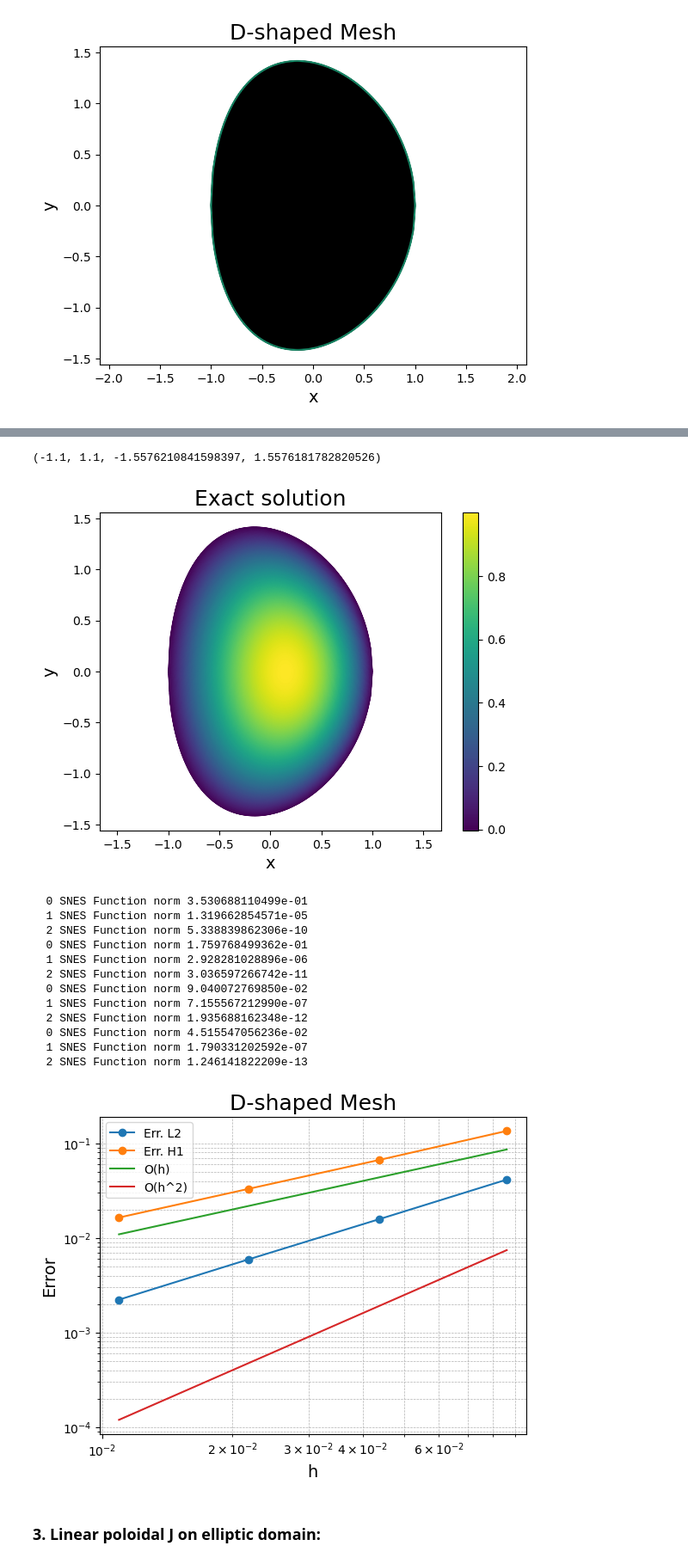
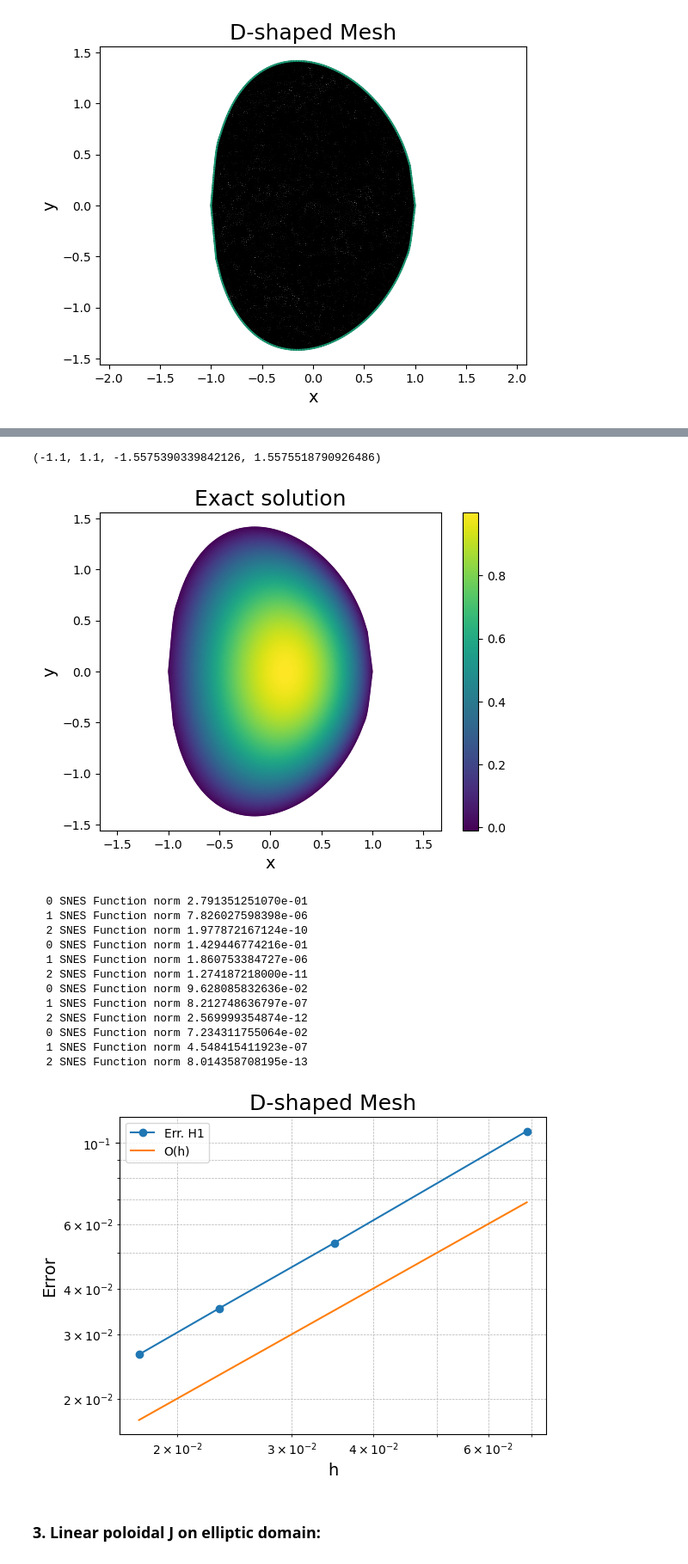
Before and after one commit to lucaciarimboli/tesi, a Jupyter notebook: BVP/GradShafranov.ipynb, the cells around one changed output, grey strips where cells are left out. Shown at 86% size. Saved outputs shown, nothing was run; the diff lists cells and outputs as text; code cells hidden in the pictures.

```diff
--- a/BVP/GradShafranov.ipynb
+++ b/BVP/GradShafranov.ipynb
@@ -106,8 +110,7 @@ fig.colorbar(q)
 # %%
 # Error convergence study:
 mesh_files = np.array(("drop_1.msh", "drop_2.msh", "drop_3.msh", "drop_4.msh"))
-#h_vec = np.array((1/32,1/64,1/128,1/256))
-h_vec = np.zeros((4,1))
+h_vec = np.zeros(mesh_files.shape[0])
 err_L2 = np.zeros(h_vec.shape[0])
 err_H1 = np.zeros(h_vec.shape[0])
 
@@ -126,7 +129,7 @@ for ii in range(h_vec.shape[0]):
   psi_exact.interpolate(psi_exact_fun(x,y))
 
   # Errors:
-  err_L2[ii] =  errornorm(psi_exact, psi, 'L2')
+  #err_L2[ii] =  errornorm(psi_exact, psi, 'L2')
   err_H1[ii] = errornorm(psi_exact, psi, 'H1')
 
   V0 = FunctionSpace(mesh, "DG", 0)
@@ -134,10 +137,10 @@ for ii in range(h_vec.shape[0]):
   h_vec[ii] = np.max(h_func.dat.data_ro[:])
 
 # Plot L2/H1 error against n:
-plt.loglog(h_vec, err_L2, marker='o', label='Err. L2')
+#plt.loglog(h_vec, err_L2, marker='o', label='Err. L2')
 plt.loglog(h_vec, err_H1, marker='o', label='Err. H1')
 plt.loglog(h_vec, h_vec, label='O(h)')
-plt.loglog(h_vec, h_vec**2, label='O(h^2)')
+#plt.loglog(h_vec, h_vec**2, label='O(h^2)')
 plt.xlabel('h', fontsize=14)
 plt.ylabel('Error', fontsize=14)
 plt.title("Drop Mesh", fontsize=18)
@@ -175,9 +176,7 @@ eps = r0 / R0     # aspect ratio
 b = 1 - eps       # elongation
 # %%
 # Import Mesh:
-mesh = Mesh(r"meshes/D_mesh/D_mesh_3.msh")
-
-# The mesh above depends on the parameters defined --> for the moment they are defined as well with the same values in the .geo file.
+mesh = Mesh(r"meshes/D_mesh/D_mesh_2.msh")
 
 # Plot it
 fig, ax = plt.subplots()
@@ -234,61 +233,60 @@ plt.xlabel("x", fontsize=14)
 plt.ylabel("y", fontsize=14)
 ax.axis('equal')
 # %% [output]
-(-1.1, 1.1, -1.5576210841598397, 1.5576181782820526)
+(-1.1, 1.1, -1.5575390339842126, 1.5575518790926486)
 [figure]
 # %%
-mesh_files = np.array(("D_mesh_4.msh", "D_mesh_1.msh", "D_mesh_2.msh", "D_mesh_3.msh"))
-#h_vec = np.array((1/16,1/32,1/64,1/128))
-h_vec = np.zeros((4,1))
+mesh_files = np.array(("D_mesh_1.msh", "D_mesh_2.msh", "D_mesh_3.msh", "D_mesh_4.msh"))
+h_vec = np.zeros(mesh_files.shape[0])
 err_L2 = np.zeros(h_vec.shape[0])
 err_H1 = np.zeros(h_vec.shape[0])
 
 for ii in range(h_vec.shape[0]):
   # Import Mesh:
   mesh_name = mesh_files[ii]
   mesh = Mesh(r"meshes/D_mesh/" + mesh_name)
   V = FunctionSpace(mesh, 'P', 1)
   x,y = SpatialCoordinate(mesh)
 
   # Numerical solution:
   psi = GradShafranov(G, V, Cartesian = True)
 
   # Exact solution:
   psi_exact = Function(V)
   psi_exact.interpolate(psi_exact_fun(x,y))
 
   # Errors:
-  err_L2[ii] =  errornorm(psi_exact, psi, 'L2')
+  #err_L2[ii] =  errornorm(psi_exact, psi, 'L2')
   err_H1[ii] = errornorm(psi_exact, psi, 'H1')
 
   V0 = FunctionSpace(mesh, "DG", 0)
   h_func = Function(V0).interpolate(CellSize(mesh))
   h_vec[ii] = np.max(h_func.dat.data_ro[:])
 
 # L2/H1 error against n:
-plt.loglog(h_vec, err_L2, marker='o', label='Err. L2')
+#plt.loglog(h_vec, err_L2, marker='o', label='Err. L2')
 plt.loglog(h_vec, err_H1, marker='o', label='Err. H1')
 plt.loglog(h_vec, h_vec, label='O(h)')
-plt.loglog(h_vec, h_vec**2, label='O(h^2)') # "*10" to better visually compare slopes
+#plt.loglog(h_vec, h_vec**2, label='O(h^2)') # "*10" to better visually compare slopes
 plt.xlabel('h', fontsize=14)
 plt.ylabel('Error', fontsize=14)
 plt.title("D-shaped Mesh", fontsize=18)
 plt.legend()
 plt.grid(True, which="both", linestyle="--", linewidth=0.5)
 # %% [output]
-  0 SNES Function norm 3.530688110499e-01
-  1 SNES Function norm 1.319662854571e-05
-  2 SNES Function norm 5.338839862306e-10
-  0 SNES Function norm 1.759768499362e-01
-  1 SNES Function norm 2.928281028896e-06
-  2 SNES Function norm 3.036597266742e-11
-  0 SNES Function norm 9.040072769850e-02
-  1 SNES Function norm 7.155567212990e-07
-  2 SNES Function norm 1.935688162348e-12
-  0 SNES Function norm 4.515547056236e-02
-  1 SNES Function norm 1.790331202592e-07
-  2 SNES Function norm 1.246141822209e-13
+  0 SNES Function norm 2.791351251070e-01
+  1 SNES Function norm 7.826027598398e-06
+  2 SNES Function norm 1.977872167124e-10
+  0 SNES Function norm 1.429446774216e-01
+  1 SNES Function norm 1.860753384727e-06
+  2 SNES Function norm 1.274187218000e-11
+  0 SNES Function norm 9.628085832636e-02
+  1 SNES Function norm 8.212748636797e-07
+  2 SNES Function norm 2.569999354874e-12
+  0 SNES Function norm 7.234311755064e-02
+  1 SNES Function norm 4.548415411923e-07
+  2 SNES Function norm 8.014358708195e-13
-[figure, old version]
+[figure, new version]
 # %% [markdown]
 ### 3. Linear poloidal J on elliptic domain:
 # %%
```
Also changed, not shown: parts of 15 cells of this notebook, 33 other files.
